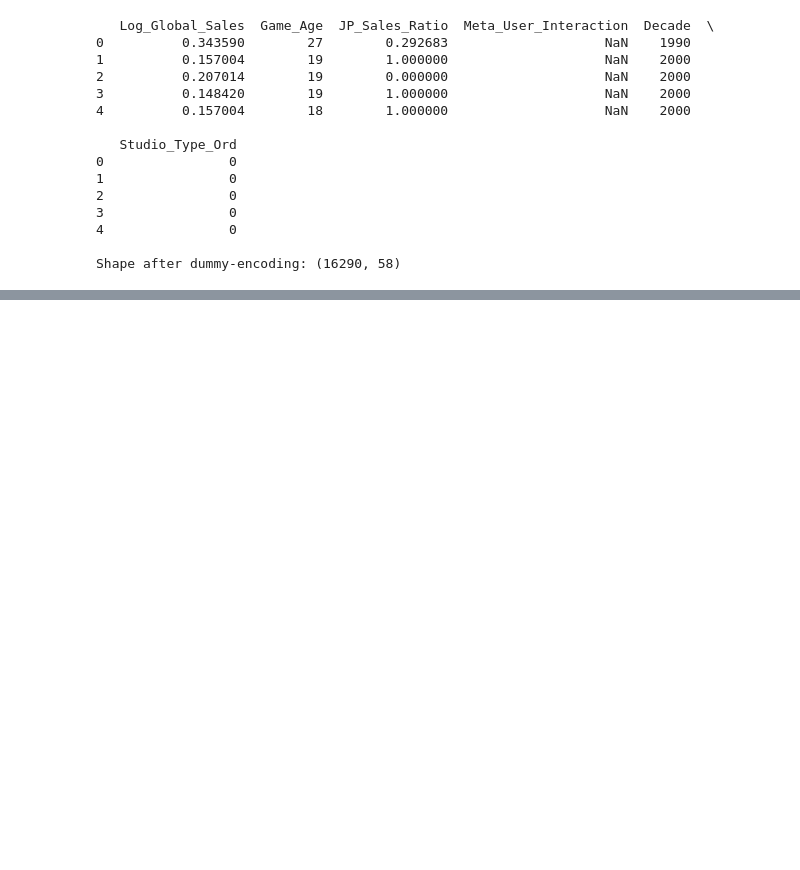
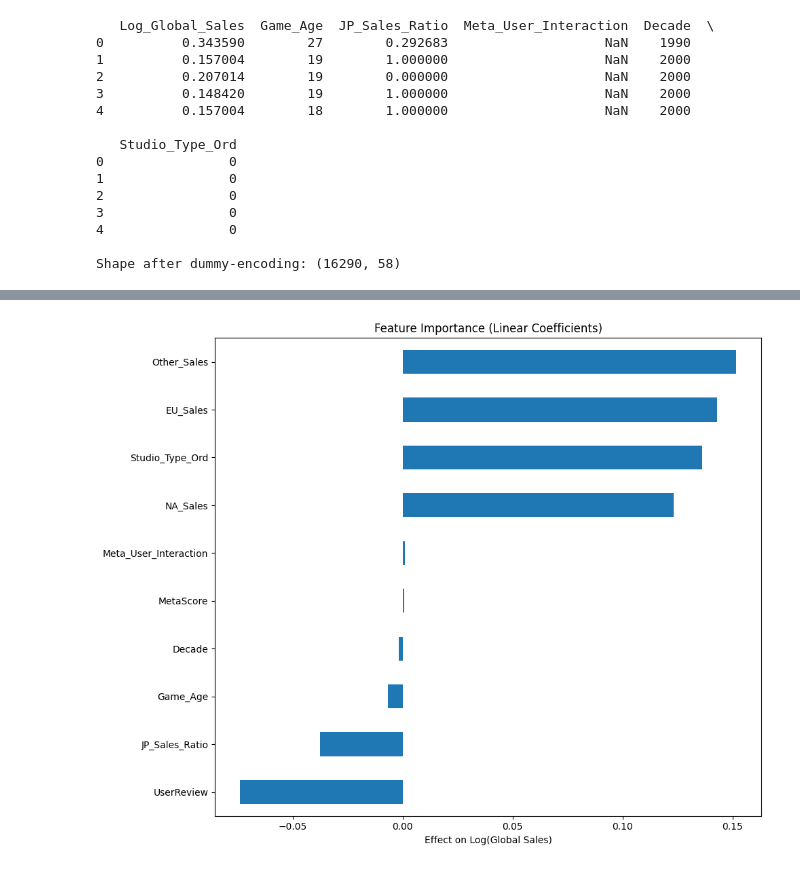
Before and after one commit to mertqara/PopularGameGenres, a Jupyter notebook: dataVisualisationAndAnalysis.ipynb, the cells around one changed output, grey strips where cells are left out. Saved outputs shown, nothing was run; the diff lists cells and outputs as text; code cells hidden in the pictures; blank space fills up the shorter version.

```diff
--- a/dataVisualisationAndAnalysis.ipynb
+++ b/dataVisualisationAndAnalysis.ipynb
@@ -417,0 +435,14 @@ R² on test (dropping NaNs): 0.6267584485130826
+# %%
+import numpy as np
+
+# Only works for linear models
+coefs = pd.Series(model.coef_, index=X.columns).sort_values()
+
+plt.figure(figsize=(10, 8))
+coefs.plot(kind='barh')
+plt.title('Feature Importance (Linear Coefficients)')
+plt.xlabel('Effect on Log(Global Sales)')
+plt.tight_layout()
+plt.show()
+# %% [output]
+[figure, added]
```
Also changed, not shown: parts of 3 cells of this notebook.
